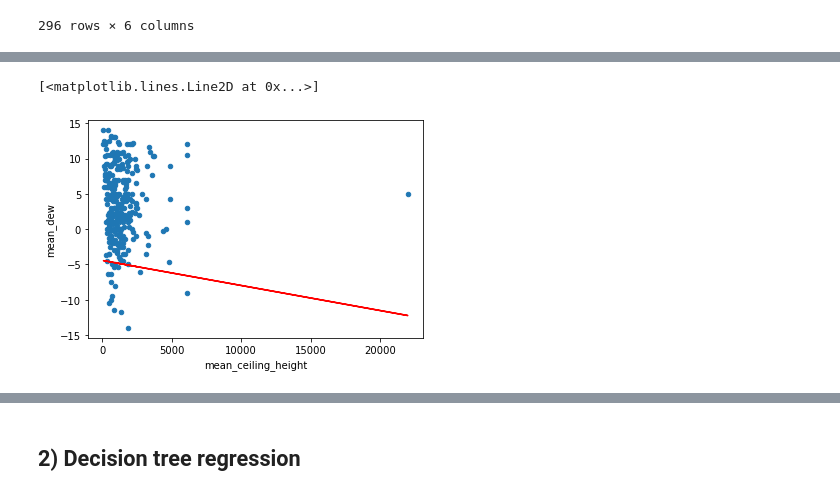
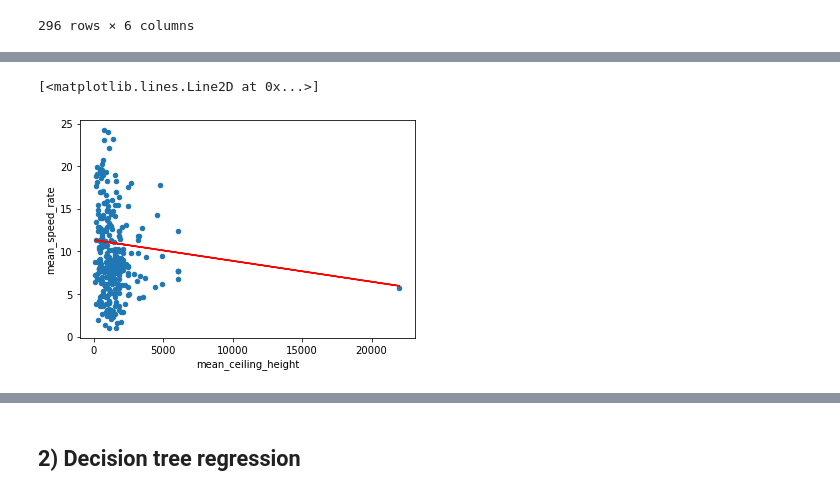
Before and after one commit to Steven144444/Projet_Spark_ML, a Jupyter notebook: work/Predictions_sur_le_vent.ipynb, the cells around one changed output, grey strips where cells are left out. Saved outputs shown, nothing was run; the diff lists cells and outputs as text; code cells hidden in the pictures.

```diff
--- a/work/Predictions_sur_le_vent.ipynb
+++ b/work/Predictions_sur_le_vent.ipynb
@@ -417,10 +443,10 @@ plt.plot(traindf['mean_speed_rate'], (0*traindf['mean_speed_rate']) -4.423823011
 # %%
 # Ceiling height
-traindf.plot.scatter('mean_ceiling_height','mean_wnd')
-plt.plot(traindf['mean_ceiling_height'], (-0.0003549470170994134*traindf['mean_ceiling_height']) - 4.423823011597642, color='red')
+traindf.plot.scatter('mean_ceiling_height','mean_speed_rate')
+plt.plot(traindf['mean_ceiling_height'], (-0.0002448568330335039*traindf['mean_ceiling_height']) + 11.328645976849419, color='red')
 # %% [output]
 [<matplotlib.lines.Line2D at 0x...>]
-[figure, old version]
+[figure, new version]
 # %%
 # Summarize the model over the training set and print out some metrics
 trainingSummary = lrModel.summary
```
Also changed, not shown: parts of 29 cells of this notebook.
